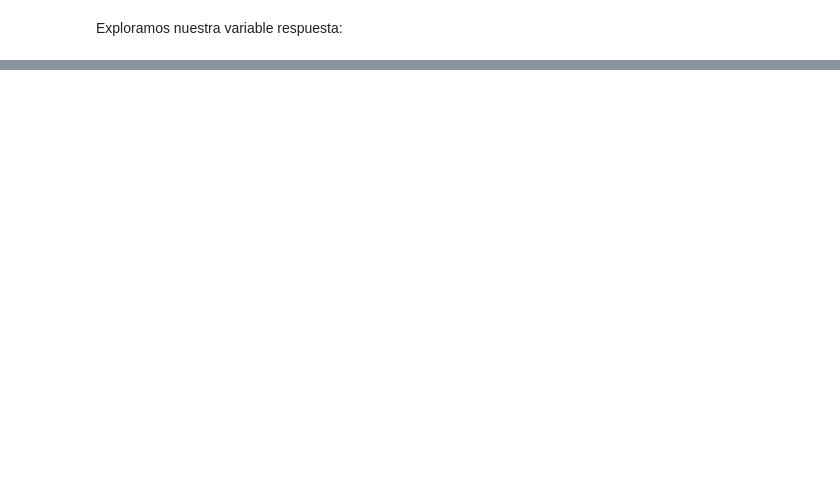
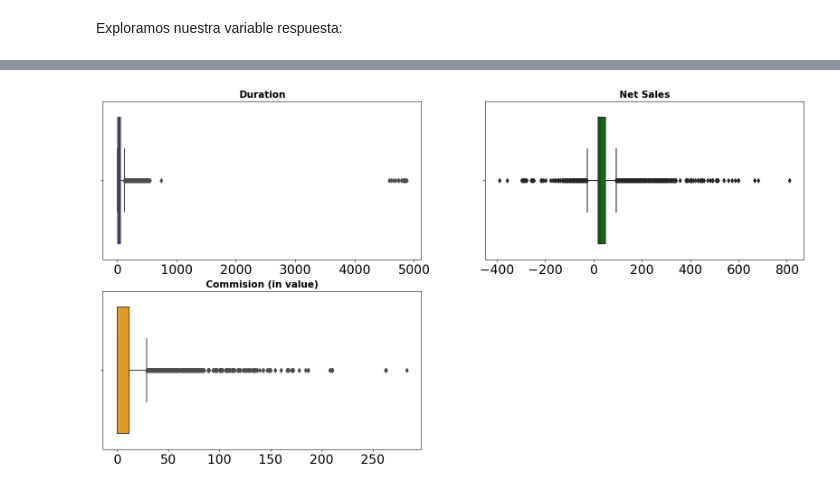
Before and after one commit to NataliaBarquin/Adalab_Pair_programming_5_machine_learning, a Jupyter notebook: Pair_RLO1_EDA.ipynb, the cells around one changed output, grey strips where cells are left out. Cells and saved outputs as stored; diff of their text form; code cells hidden in the pictures; blank space fills up the shorter version.

Commit message:
outliers_lo

```diff
--- a/Pair_RLO1_EDA.ipynb
+++ b/Pair_RLO1_EDA.ipynb
@@ -260,0 +258,23 @@ df_travel[df_travel["Net Sales"]== 32.40]
+# %%
+# exploramos outliers
+
+fig, axes = plt.subplots(nrows = 2, ncols = 2, figsize = (20, 10))
+lista_colores = ["blue", "green", "orange", "teal"]
+
+axes = axes.flat
+columnas_numeric = df_num.select_dtypes(include = np.number).columns
+
+for i, colum in enumerate(columnas_numeric):
+    sns.boxplot(
+        data = df_travel,
+        x = colum,
+        color = lista_colores[i],
+        ax = axes[i])
+
+    axes[i].set_title(colum, fontsize = 15, fontweight = "bold")
+    axes[i].tick_params(labelsize = 20)
+    axes[i].set_xlabel("")
+
+fig.delaxes(axes[-1]);
+# %% [output]
+[figure, added]
```
Also changed, not shown: parts of 35 cells of this notebook, 1 other file.
